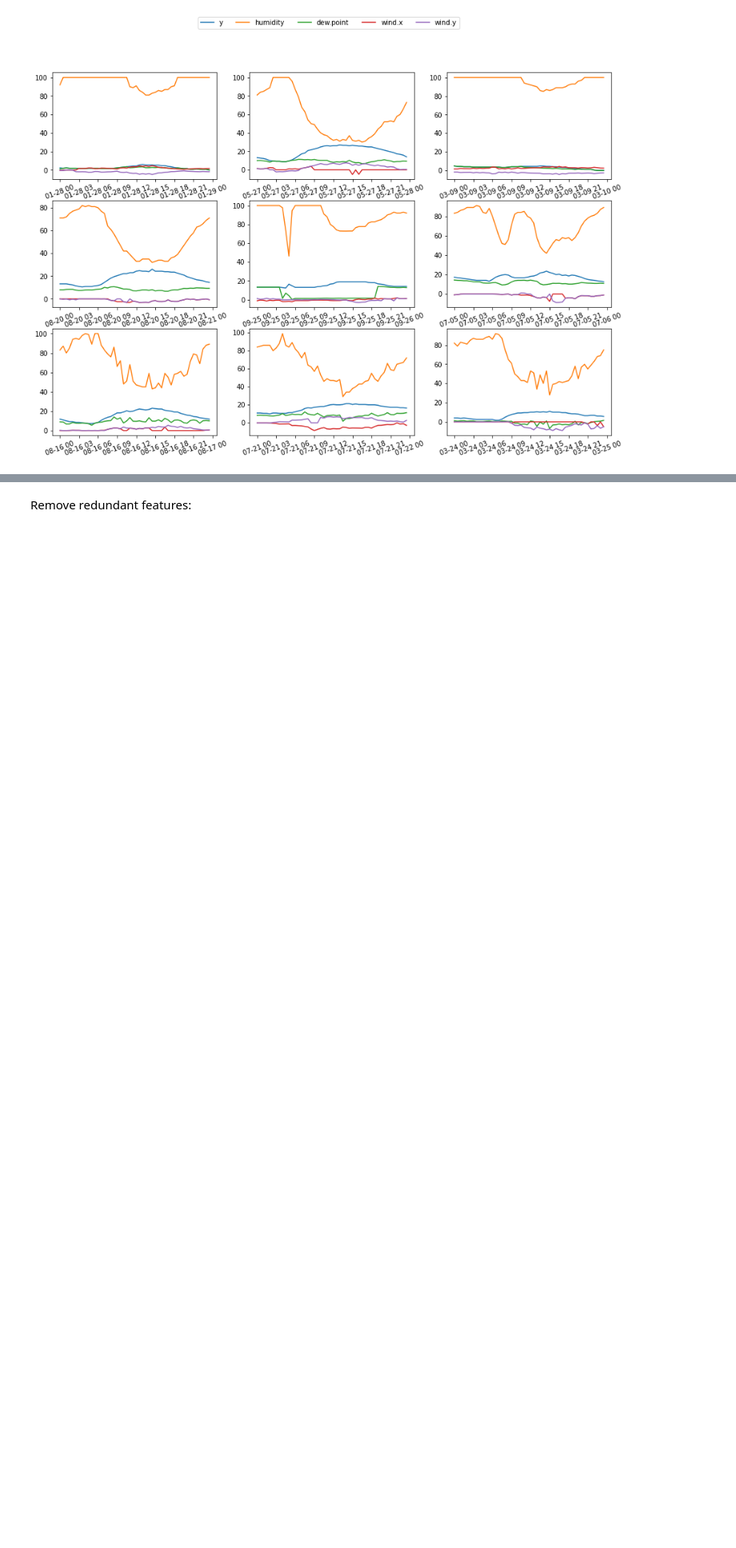
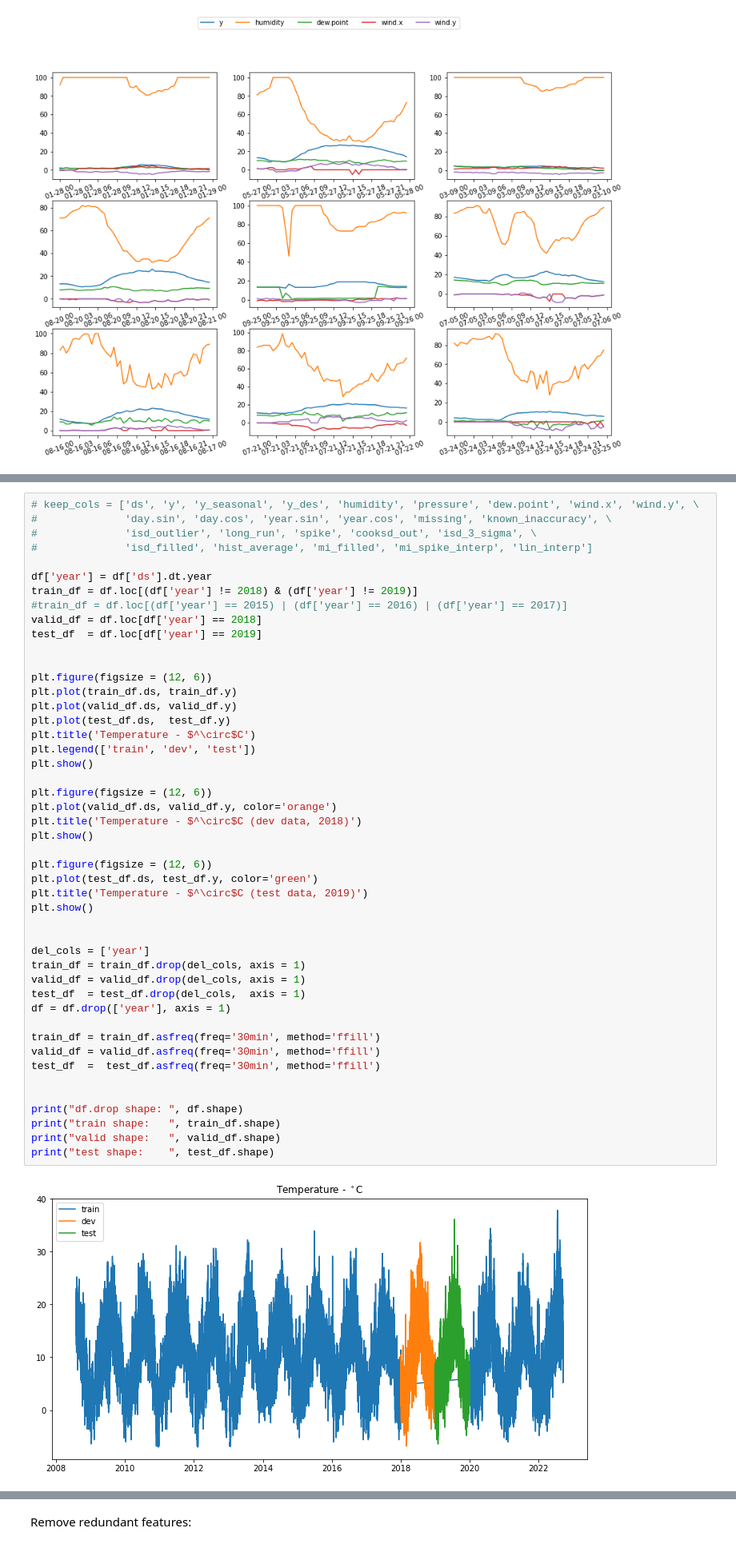
Before and after one commit to makeyourownmaker/CambridgeTemperatureNotebooks, a Jupyter notebook: notebooks/tsfresh_feature_engineering.ipynb, the cells around one changed output, grey strips where cells are left out. Shown at 80% size. Cells and saved outputs as stored; diff of their text form; blank space fills up the shorter version.

```diff
--- a/notebooks/tsfresh_feature_engineering.ipynb
+++ b/notebooks/tsfresh_feature_engineering.ipynb
@@ -309,0 +317,49 @@ Raw data:
+# %%
+# keep_cols = ['ds', 'y', 'y_seasonal', 'y_des', 'humidity', 'pressure', 'dew.point', 'wind.x', 'wind.y', \
+#              'day.sin', 'day.cos', 'year.sin', 'year.cos', 'missing', 'known_inaccuracy', \
+#              'isd_outlier', 'long_run', 'spike', 'cooksd_out', 'isd_3_sigma', \
+#              'isd_filled', 'hist_average', 'mi_filled', 'mi_spike_interp', 'lin_interp']
+
+df['year'] = df['ds'].dt.year
+train_df = df.loc[(df['year'] != 2018) & (df['year'] != 2019)]
+#train_df = df.loc[(df['year'] == 2015) | (df['year'] == 2016) | (df['year'] == 2017)]
+valid_df = df.loc[df['year'] == 2018]
+test_df  = df.loc[df['year'] == 2019]
+
+
+plt.figure(figsize = (12, 6))
+plt.plot(train_df.ds, train_df.y)
+plt.plot(valid_df.ds, valid_df.y)
+plt.plot(test_df.ds,  test_df.y)
+plt.title('Temperature - $^\circ$C')
+plt.legend(['train', 'dev', 'test'])
+plt.show()
+
+plt.figure(figsize = (12, 6))
+plt.plot(valid_df.ds, valid_df.y, color='orange')
+plt.title('Temperature - $^\circ$C (dev data, 2018)')
+plt.show()
+
+plt.figure(figsize = (12, 6))
+plt.plot(test_df.ds, test_df.y, color='green')
+plt.title('Temperature - $^\circ$C (test data, 2019)')
+plt.show()
+
+
+del_cols = ['year']
+train_df = train_df.drop(del_cols, axis = 1)
+valid_df = valid_df.drop(del_cols, axis = 1)
+test_df  = test_df.drop(del_cols,  axis = 1)
+df = df.drop(['year'], axis = 1)
+
+train_df = train_df.asfreq(freq='30min', method='ffill')
+valid_df = valid_df.asfreq(freq='30min', method='ffill')
+test_df  =  test_df.asfreq(freq='30min', method='ffill')
+
+
+print("df.drop shape: ", df.shape)
+print("train shape:   ", train_df.shape)
+print("valid shape:   ", valid_df.shape)
+print("test shape:    ", test_df.shape)
+# %% [output]
+[figure, added]
```
Also changed, not shown: parts of 14 cells of this notebook.
